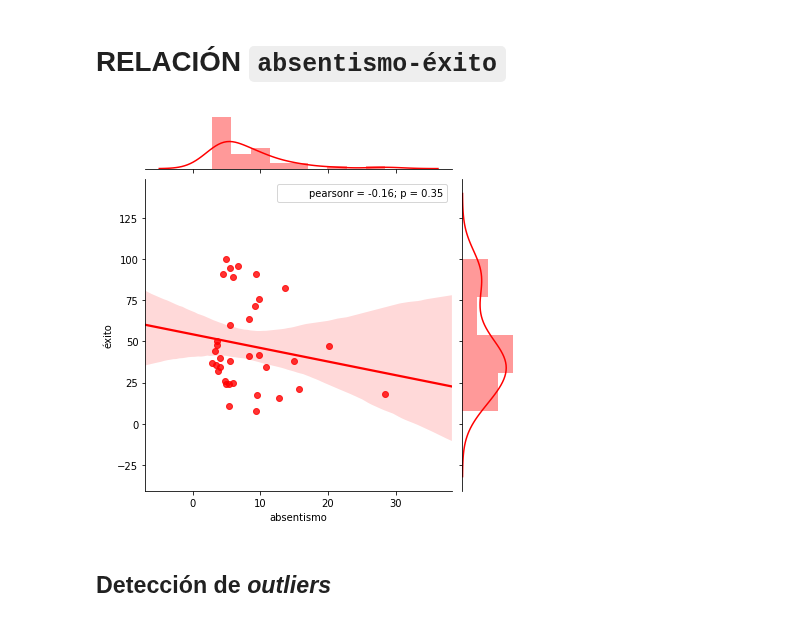
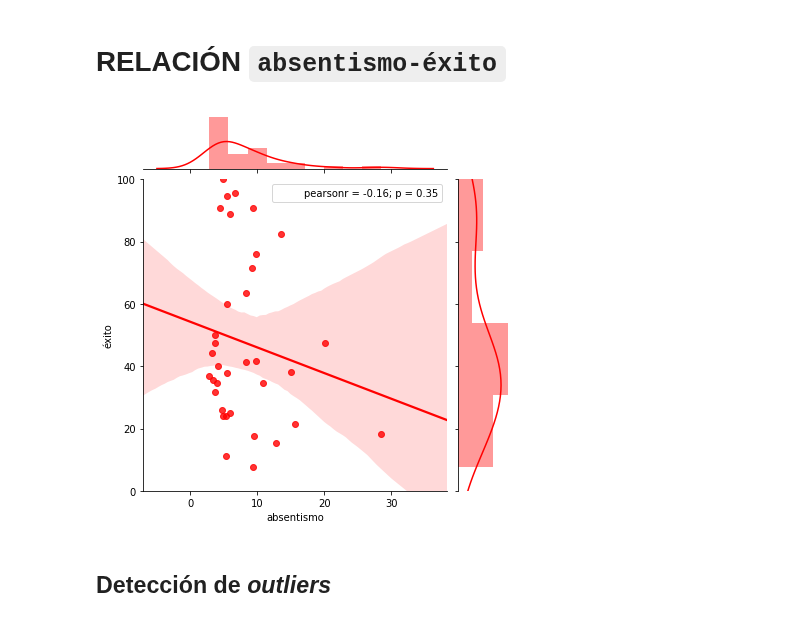
Before and after one commit to iespuertodelacruz/analitica, a Jupyter notebook: C1718/E2.ipynb, the cells around one changed output. Drawn from its saved outputs; the diff is of its cells as text; code cells hidden in the pictures.

```diff
--- a/C1718/E2.ipynb
+++ b/C1718/E2.ipynb
@@ -473,9 +473,9 @@ dfc[(dfc["ratio"] > 25) & (dfc["éxito"] > 50)][["ratio", "éxito"]]
 # %% [markdown]
 # RELACIÓN `absentismo-éxito`
 # %%
-sns.jointplot("absentismo", "éxito", dfc, kind="reg", color="r");
+sns.jointplot("absentismo", "éxito", dfc, kind="reg", color="r", ylim=(0, 100));
 # %% [output]
-[figure, old version]
+[figure, new version]
 # %% [markdown]
 ## Detección de *outliers*
 # %% [markdown]
```
Also changed, not shown: parts of 3 cells of this notebook.
